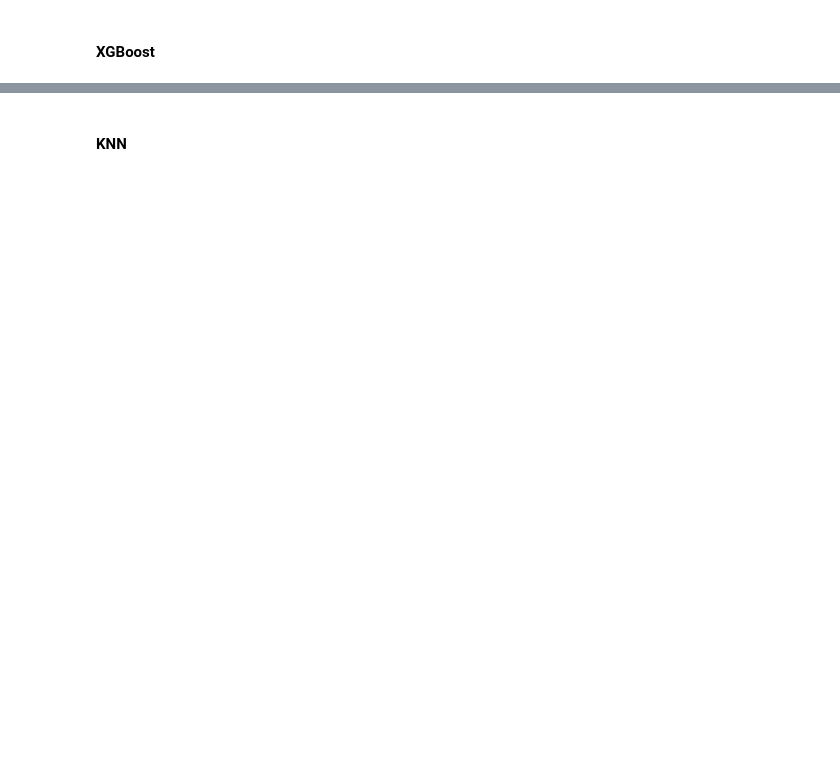
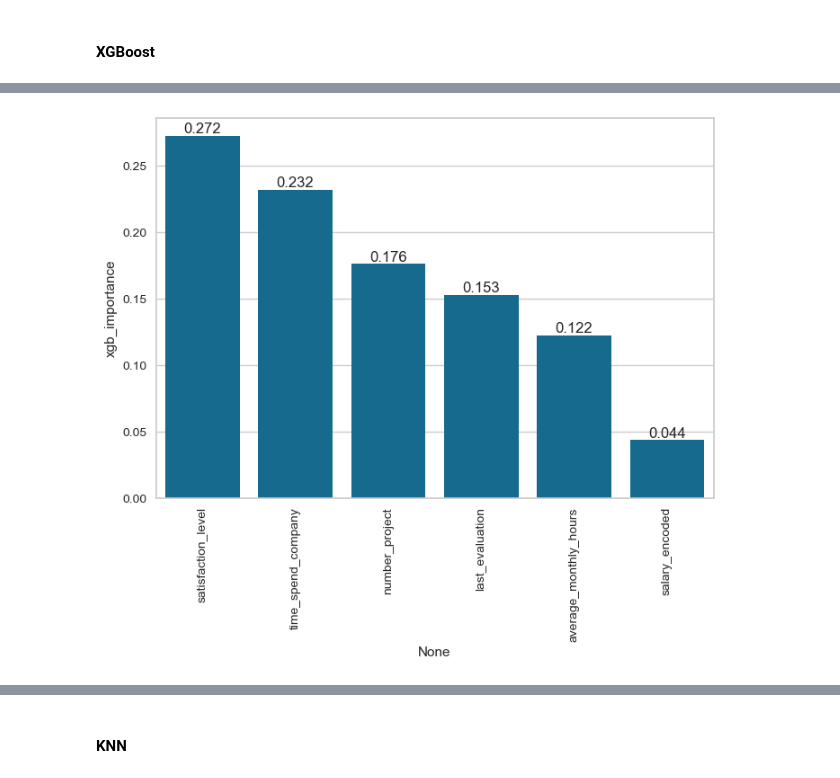
Before and after one commit to iceyisaak/capstone-project_churn-prediction, a Jupyter notebook: Churn Prediction_Student_Notebook_V5.ipynb, the cells around one changed output, grey strips where cells are left out. Saved outputs shown, nothing was run; the diff lists cells and outputs as text; code cells hidden in the pictures; blank space fills up the shorter version.

```diff
--- a/Churn Prediction_Student_Notebook_V5.ipynb
+++ b/Churn Prediction_Student_Notebook_V5.ipynb
@@ -1662,0 +1864,17 @@ array(['0', '0'], dtype=object)
+# %%
+param_grid = {"n_estimators":[50, 100, 200],
+              'max_depth':[3,4,5],
+              "learning_rate": [0.1, 0.2],
+              "subsample":[0.5, 0.8, 1],
+              "colsample_bytree":[0.5,0.7, 1]}
+# %%
+xgb_model = XGBClassifier(random_state=42, use_label_encoder=False)
+# %%
+xgb_grid = GridSearchCV(xgb_model,
+                        param_grid,
+                        scoring="f1",
+                        verbose=2,
+                        n_jobs=-1,
+                        return_train_score=True)
+
+xgb_grid.fit(X_train, y_train)
@@ -1662,0 +2145,17 @@ array(['0', '0'], dtype=object)
+# %%
+model = XGBClassifier(n_estimators=50,
+                      colsample_bytree=0.7,
+                      subsample=0.8,
+                      learning_rate=0.1,
+                      max_depth= 3,
+                      random_state=42,
+                      use_label_encoder=False)
+model.fit(X_train, y_train)
+
+model.feature_importances_
+
+feats = pd.DataFrame(index=X.columns,
+                     data=model.feature_importances_,
+                     columns=['xgb_importance'])
+xgb_imp_feats = feats.sort_values("xgb_importance", ascending=False)
+xgb_imp_feats
@@ -1662,0 +2170,8 @@ array(['0', '0'], dtype=object)
+# %%
+ax = sns.barplot(data=xgb_imp_feats,
+                 x=xgb_imp_feats.index,
+                 y='xgb_importance')
+ax.bar_label(ax.containers[0],fmt="%.3f")
+plt.xticks(rotation=90);
+# %% [output]
+[figure, added]
```
Also changed, not shown: parts of 75 cells of this notebook.
